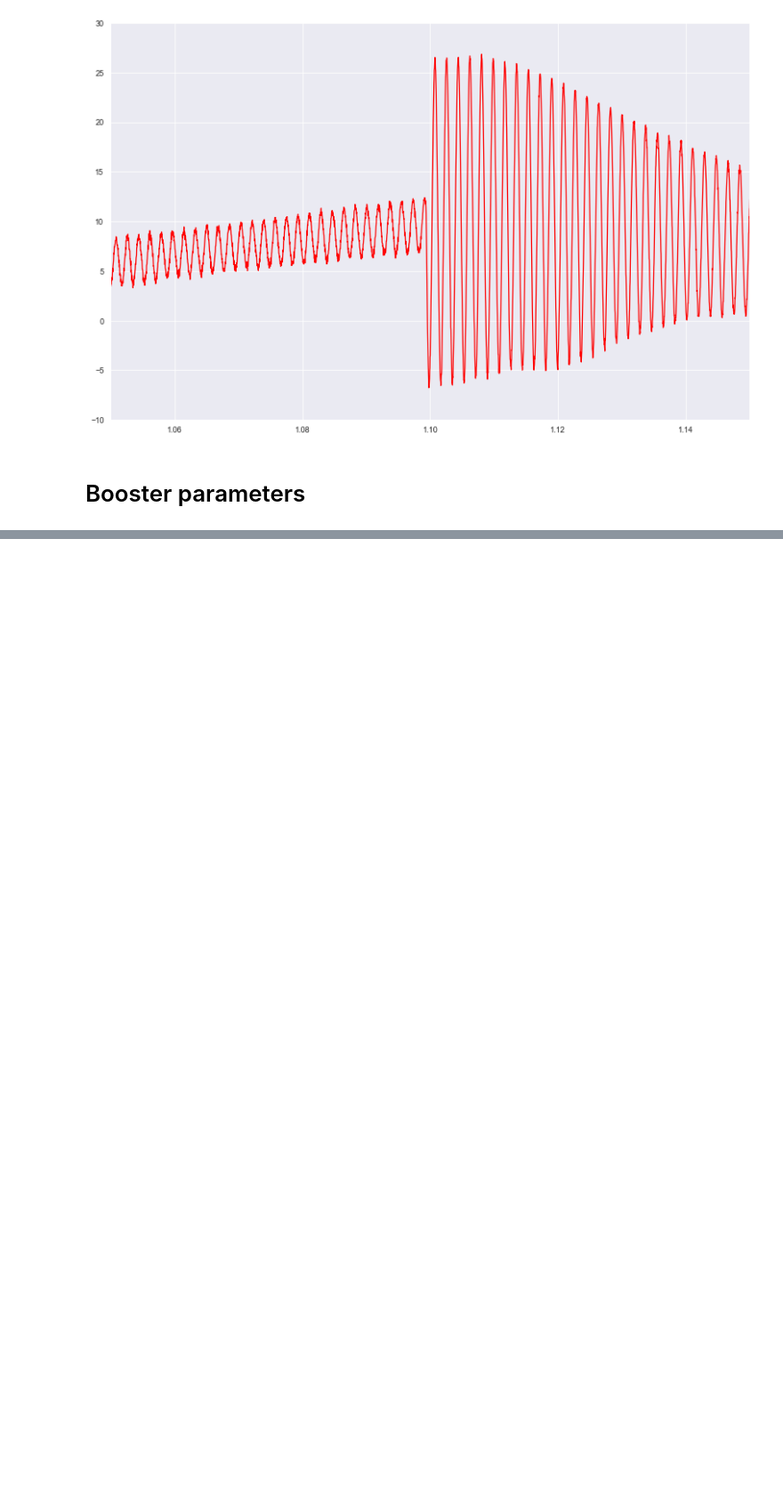
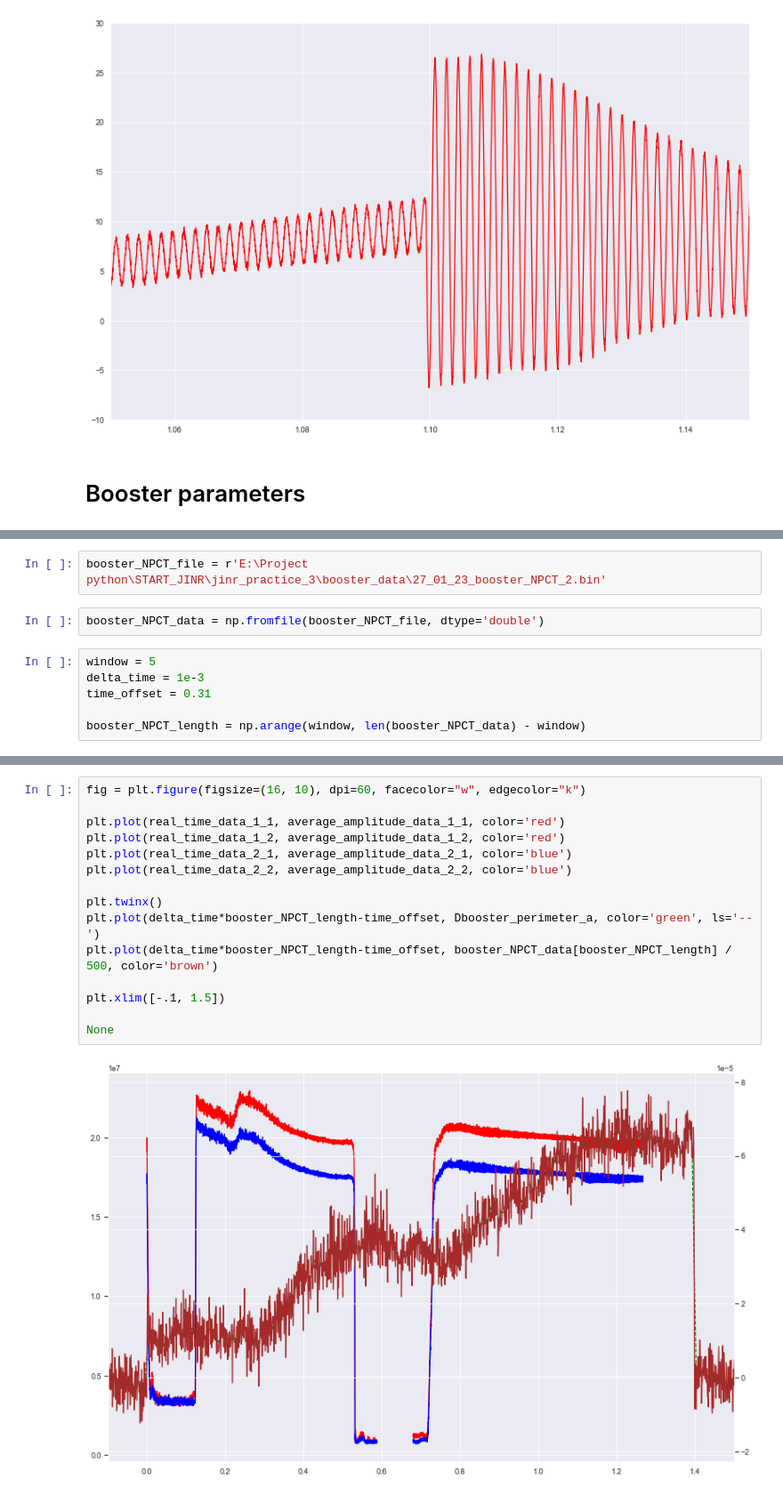
Before and after one commit to settlermine/jinr_practice, a Jupyter notebook: Acceleration in Booster measured with FCT/BoosterAccelSummary.ipynb, the cells around one changed output, grey strips where cells are left out. Shown at 89% size. Drawn from its saved outputs; the diff is of its cells as text; blank space fills up the shorter version.

```diff
--- a/Acceleration in Booster measured with FCT/BoosterAccelSummary.ipynb
+++ b/Acceleration in Booster measured with FCT/BoosterAccelSummary.ipynb
@@ -378,0 +292,10 @@ None
+# %%
+booster_NPCT_file = r'E:\Project python\START_JINR\jinr_practice_3\booster_data\27_01_23_booster_NPCT_2.bin'
+# %%
+booster_NPCT_data = np.fromfile(booster_NPCT_file, dtype='double')
+# %%
+window = 5
+delta_time = 1e-3
+time_offset = 0.31
+
+booster_NPCT_length = np.arange(window, len(booster_NPCT_data) - window)
@@ -378,0 +315,17 @@ None
+# %%
+fig = plt.figure(figsize=(16, 10), dpi=60, facecolor="w", edgecolor="k")
+
+plt.plot(real_time_data_1_1, average_amplitude_data_1_1, color='red')
+plt.plot(real_time_data_1_2, average_amplitude_data_1_2, color='red')
+plt.plot(real_time_data_2_1, average_amplitude_data_2_1, color='blue')
+plt.plot(real_time_data_2_2, average_amplitude_data_2_2, color='blue')
+
+plt.twinx()
+plt.plot(delta_time*booster_NPCT_length-time_offset, Dbooster_perimeter_a, color='green', ls='--')
+plt.plot(delta_time*booster_NPCT_length-time_offset, booster_NPCT_data[booster_NPCT_length] / 500, color='brown')
+
+plt.xlim([-.1, 1.5])
+
+None
+# %% [output]
+[figure, added]
```
Also changed, not shown: parts of 80 cells of this notebook, 7 other files.
